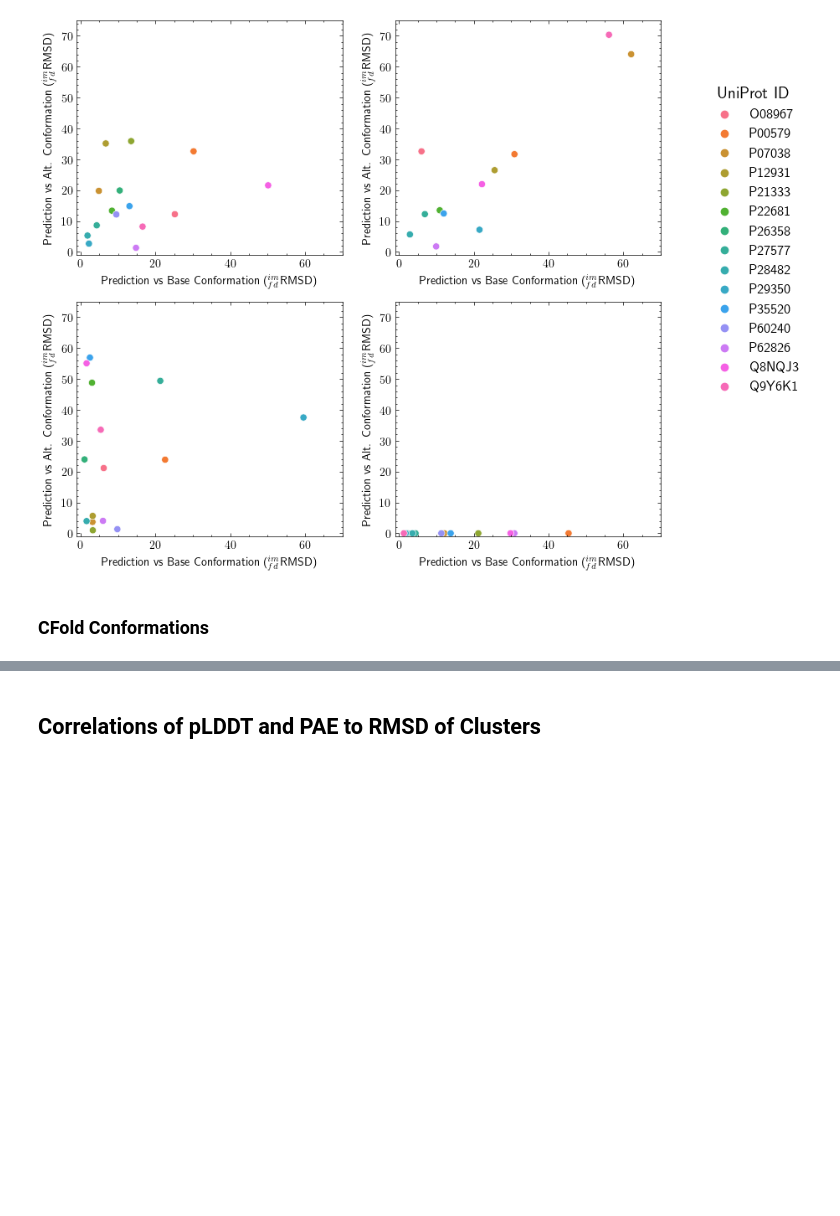
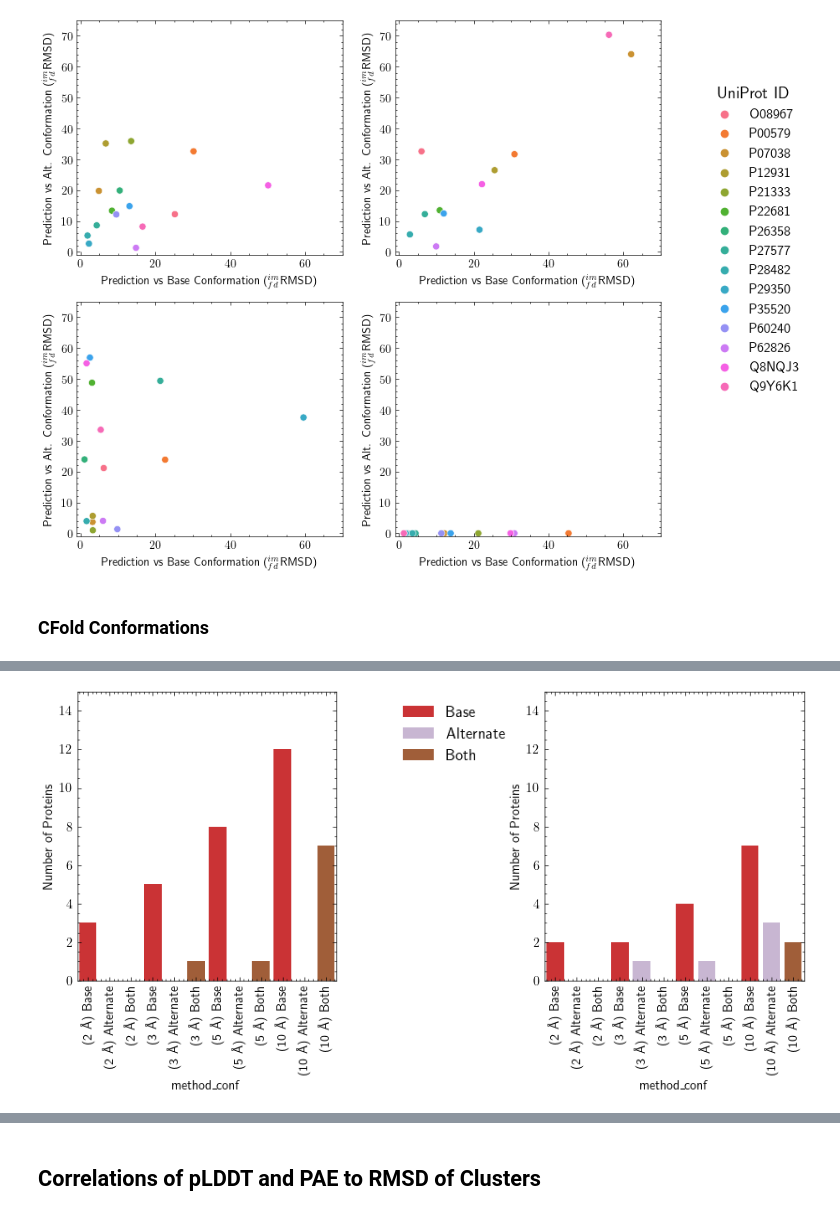
Before and after one commit to bperkinsj/autoinhibition_and_alphafold2, a Jupyter notebook: paper_figs.ipynb, the cells around one changed output, grey strips where cells are left out. Saved outputs shown, nothing was run; the diff lists cells and outputs as text; code cells hidden in the pictures; blank space fills up the shorter version.

```diff
--- a/paper_figs.ipynb
+++ b/paper_figs.ipynb
@@ -3338,6 +3343,9 @@ best_conf_two_clust = best_conf_two_clust[best_conf_two_clust['UniProt'].isin(fi
 best_conf_one_fd = best_conf_one_fd[best_conf_one_fd['UniProt'].isin(fifteen_prots)]
 best_conf_one_cfold = best_conf_one_cfold[best_conf_one_cfold['UniProt'].isin(fifteen_prots)]
 best_conf_two_cfold = best_conf_two_cfold[best_conf_two_cfold['UniProt'].isin(fifteen_prots)]
+
+bemu_conf_one = bemu_conf_one[bemu_conf_one['UniProt'].isin(fifteen_prots)]
+bemu_conf_two = bemu_conf_two[bemu_conf_two['UniProt'].isin(fifteen_prots)]
 # %%
 # Take the best local and uniform clusters based on gRMSD
 best_lc_pdb = locally_clustered_only.sort_values('gRMSD').groupby('PDB').first().reset_index()
@@ -3521,6 +3530,22 @@ best_5s = pd.concat([d[5] for d in d_list2]).reset_index(drop=True).drop_duplica
 best_10s = pd.concat([d[10] for d in d_list2]).reset_index(drop=True).drop_duplicates(subset=['UniProt', 'Cluster Method', 'Accuracy']).reset_index(drop=True)
 
 barchart_df2 = pd.concat([best_2s, best_3s, best_5s, best_10s])
+# %%
+# BioEmu IMFD
+bemu = pd.read_csv('./project_pipeline/data/jp_data/bioemu_rmsds.tsv', sep='\t').rename(columns={'uniprot': 'UniProt', 'pdb': 'PDB',
+                                                                                                        '1_aligned': im, '2_aligned': fd,
+                                                                                                        '2_comp': imfd, 'complex_rmsd': 'gRMSD'}) \
+        [['UniProt', 'PDB', 'bioemu_filename', im, fd, imfd, 'gRMSD']]
+
+# Base conformation
+bemu_one_imfd = bemu[bemu['PDB'].isin(bemu_conf_one['PDB'].tolist())] # Choose PDB structures based on previous assumptions
+bemu_one_imfd = bemu_one_imfd.sort_values('$_{fd}^{im}$RMSD').groupby('UniProt').first().reset_index()
+bemu_one_imfd['Type'] = 'BioEmu vs Base Conf.'
+
+# Alternate conformation
+bemu_two_imfd = bemu[bemu['PDB'].isin(bemu_conf_two['PDB'].tolist())]
+bemu_two_imfd = bemu_two_imfd.sort_values('$_{fd}^{im}$RMSD').groupby('UniProt').first().reset_index()
+bemu_two_imfd['Type'] = 'BioEmu vs Alt. Conf.'
 # %%
 cutoffs = [2, 3, 5, 10]
 labels = ['Base', 'Alternate', 'Both']
@@ -3690,0 +3744,26 @@ best_conf_two_cfold['UniProt'].nunique()
+# %%
+bemu_df = cutoff_counts(pd.concat([bemu_conf_one, bemu_conf_two]), 'gRMSD', 'BioEmu', cutoffs, 'BioEmu vs Base Conf.', 'BioEmu vs Alt. Conf.')
+bemu_df = bemu_df.set_index(bemu_df['method_conf']).reindex(orders).reset_index(drop=True)
+# %%
+bemu_imfd = cutoff_counts(pd.concat([bemu_one_imfd, bemu_two_imfd]), imfd, 'BioEmu', cutoffs, 'BioEmu vs Base Conf.', 'BioEmu vs Alt. Conf.')
+bemu_imfd = bemu_imfd.set_index(bemu_imfd['method_conf']).reindex(orders).reset_index(drop=True)
+# %%
+fig, ax = plt.subplots(1, 2, figsize=(10, 4))
+
+sns.barplot(data=bemu_df, x='method_conf', y='count', ax=ax[0], hue='Conformation', palette=colors, dodge=False)
+ax[0].set_ylim(0, 15)
+ax[0].set_xticklabels(ax[0].get_xticklabels(), rotation=90)
+ax[0].set_ylabel('Number of Proteins')
+ax[0].legend(title_fontsize=14, fontsize=12, bbox_to_anchor=(1.2, 1))
+
+sns.barplot(data=bemu_imfd, x='method_conf', y='count', ax=ax[1], hue='Conformation', palette=colors, dodge=False)
+ax[1].set_ylim(0, 15)
+ax[1].set_xticklabels(ax[1].get_xticklabels(), rotation=90)
+ax[1].set_ylabel('Number of Proteins')
+ax[1].get_legend().remove()
+
+plt.subplots_adjust(wspace=0.8)
+
+plt.savefig('./project_pipeline/data/figures/paper/bemu_conformations.png', dpi=500, bbox_inches='tight')
+# %% [output]
+[figure, added]
```
Also changed, not shown: parts of 16 cells of this notebook, 4 other files.
